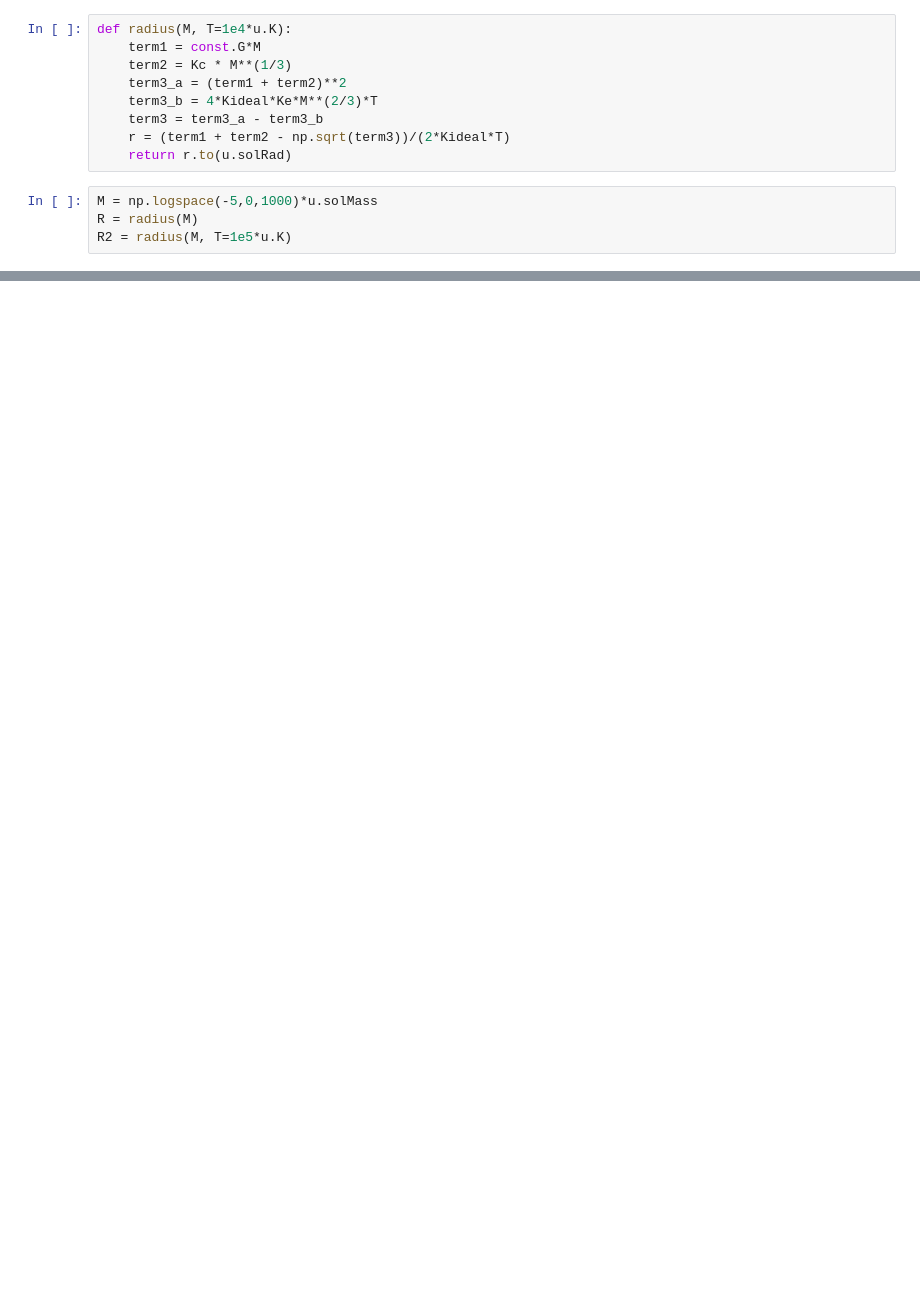
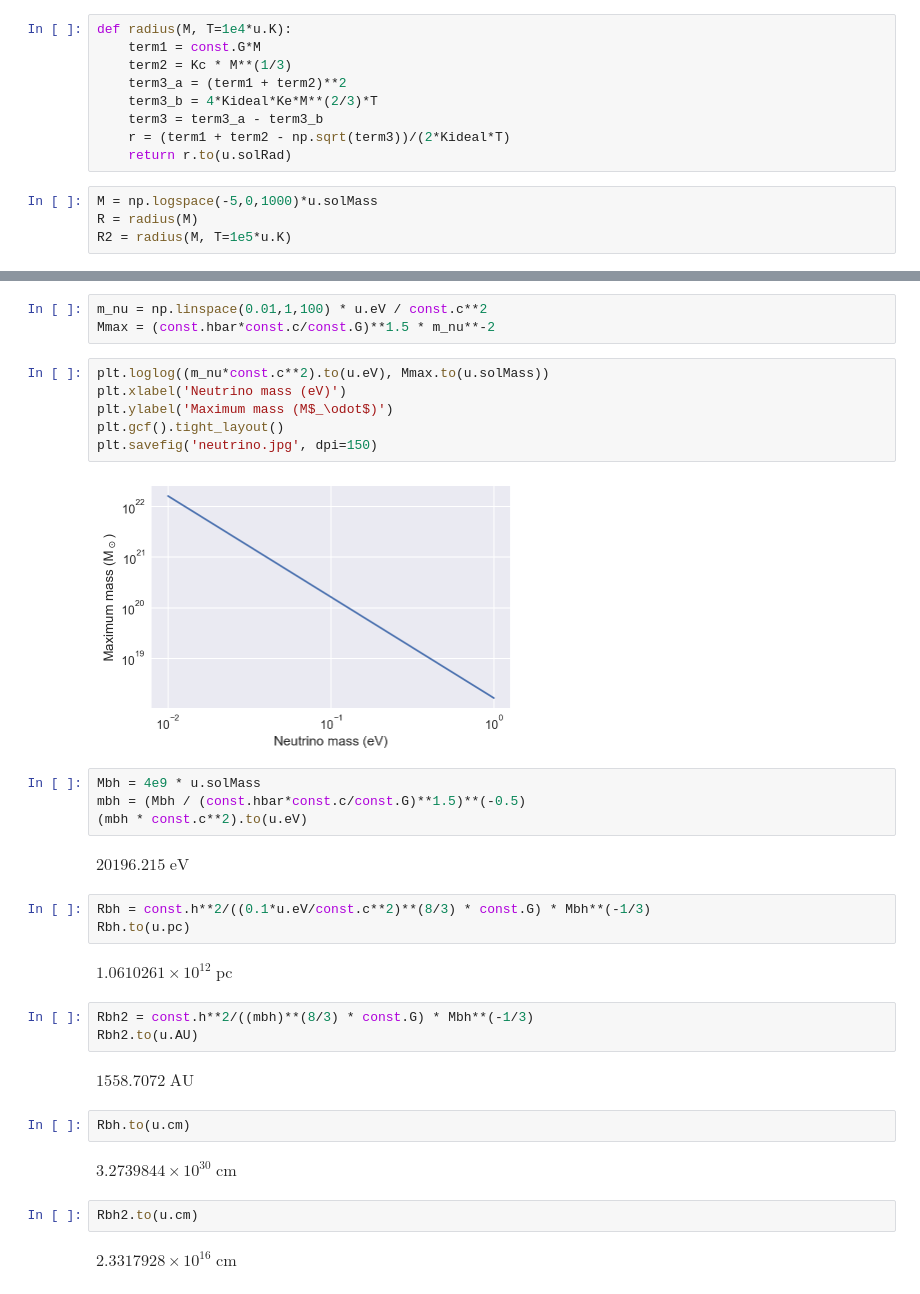
Before and after one commit to meredith-durbin/ASTR507, a Jupyter notebook: HW4/HW4.ipynb, the cells around one changed output, grey strips where cells are left out. Drawn from its saved outputs; the diff is of its cells as text; blank space fills up the shorter version.

```diff
--- a/HW4/HW4.ipynb
+++ b/HW4/HW4.ipynb
@@ -40,0 +45,35 @@ plt.savefig('mass_radius.jpg', dpi=150)
+# %%
+m_nu = np.linspace(0.01,1,100) * u.eV / const.c**2
+Mmax = (const.hbar*const.c/const.G)**1.5 * m_nu**-2
+# %%
+plt.loglog((m_nu*const.c**2).to(u.eV), Mmax.to(u.solMass))
+plt.xlabel('Neutrino mass (eV)')
+plt.ylabel('Maximum mass (M$_\odot$)')
+plt.gcf().tight_layout()
+plt.savefig('neutrino.jpg', dpi=150)
+# %% [output]
+[figure, added]
+# %%
+Mbh = 4e9 * u.solMass
+mbh = (Mbh / (const.hbar*const.c/const.G)**1.5)**(-0.5)
+(mbh * const.c**2).to(u.eV)
+# %% [output]
+$20196.215 \; \mathrm{eV}$
+# %%
+Rbh = const.h**2/((0.1*u.eV/const.c**2)**(8/3) * const.G) * Mbh**(-1/3)
+Rbh.to(u.pc)
+# %% [output]
+$1.0610261 \times 10^{12} \; \mathrm{pc}$
+# %%
+Rbh2 = const.h**2/((mbh)**(8/3) * const.G) * Mbh**(-1/3)
+Rbh2.to(u.AU)
+# %% [output]
+$1558.7072 \; \mathrm{AU}$
+# %%
+Rbh.to(u.cm)
+# %% [output]
+$3.2739844 \times 10^{30} \; \mathrm{cm}$
+# %%
+Rbh2.to(u.cm)
+# %% [output]
+$2.3317928 \times 10^{16} \; \mathrm{cm}$
```
Also changed, not shown: parts of 4 cells of this notebook, 5 other files.
